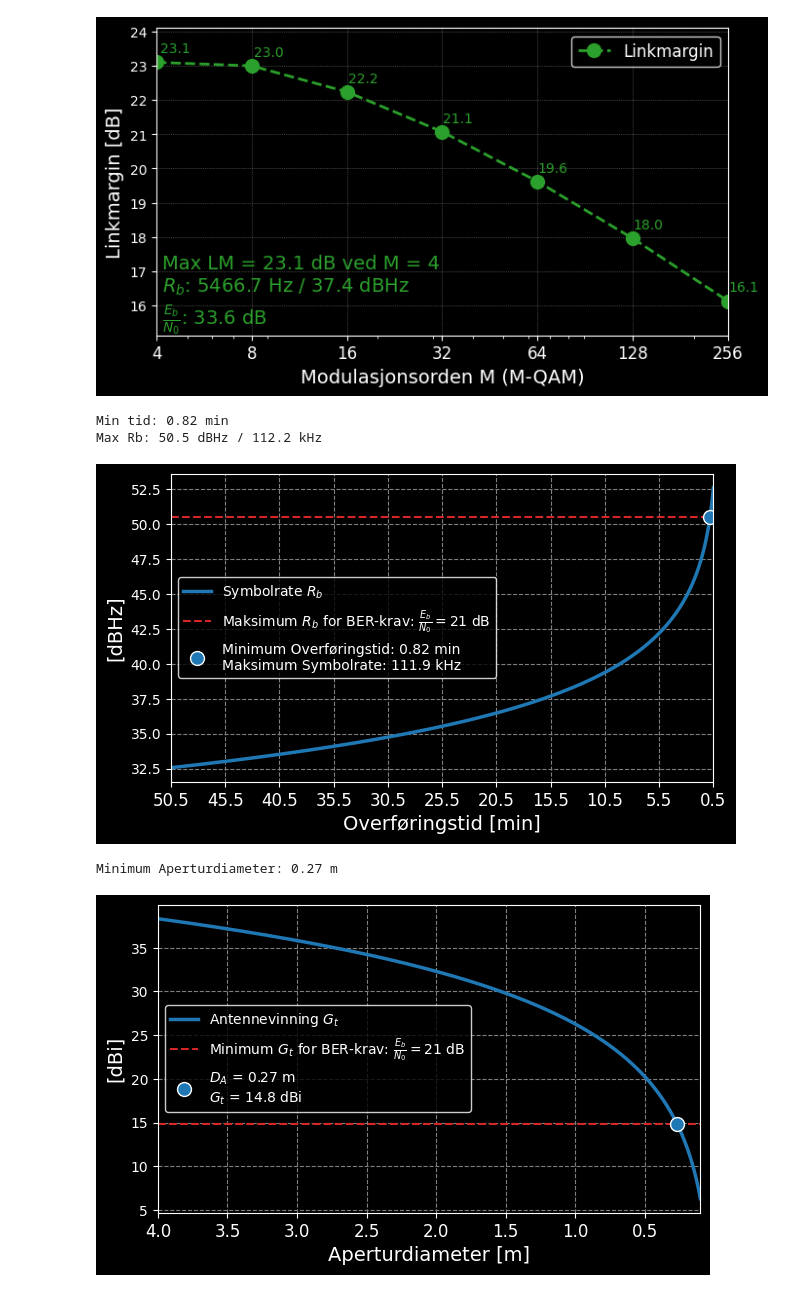
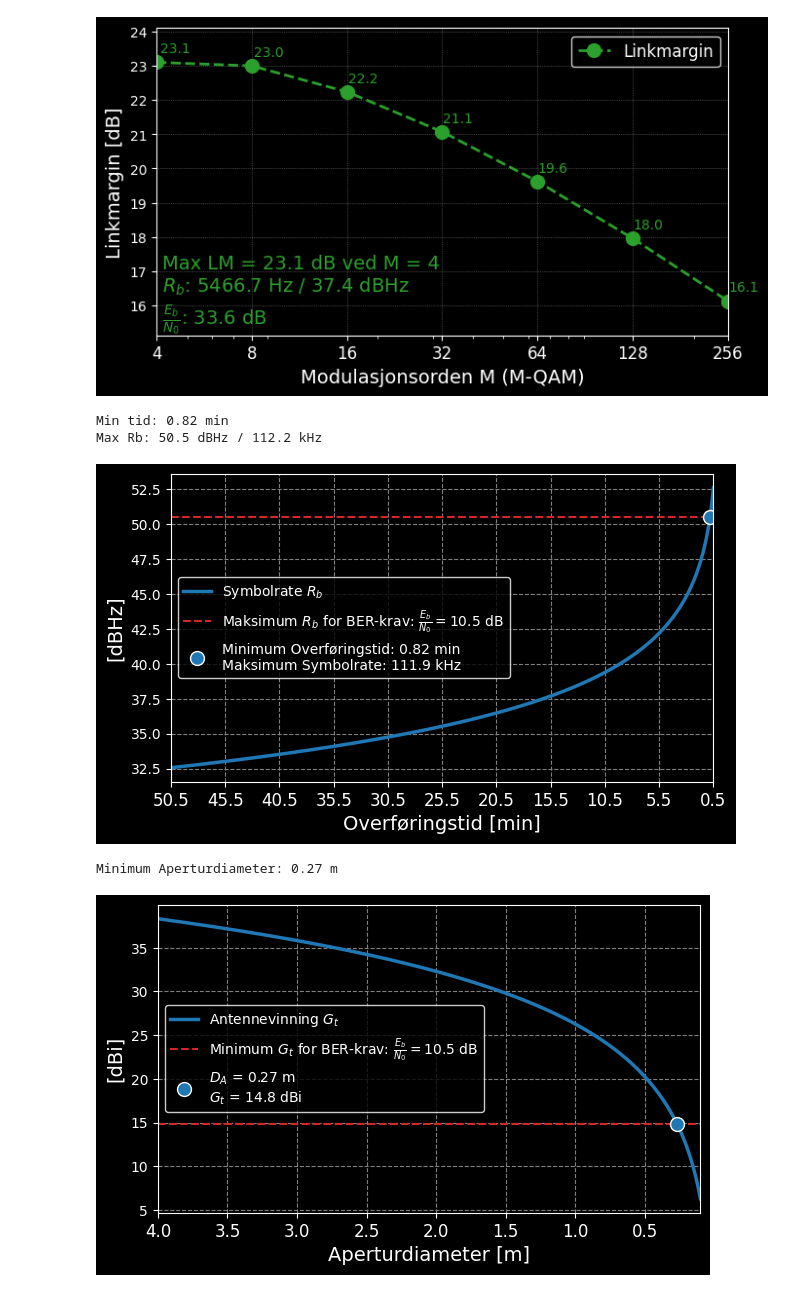
Before and after one commit to SkaugJr/TTK4852-EiT, a Jupyter notebook: Kommunikasjon/Linkbudsjett.ipynb, the cells around one changed output. Drawn from its saved outputs; the diff is of its cells as text; code cells hidden in the pictures.

```diff
--- a/Kommunikasjon/Linkbudsjett.ipynb
+++ b/Kommunikasjon/Linkbudsjett.ipynb
@@ -132,7 +132,7 @@ plt.grid(True)
 
 # Plot middelverdiene etter small-scale fading
 plt.plot(tid, data_Rb, label=r'Symbolrate $R_b$', color='tab:blue', linewidth=2.5)
-plt.axhline(y=Rb_max, color='tab:red', linestyle='--', label=r'Maksimum $R_b$ for BER-krav: $\frac{E_b}{N_0} = 21$ dB',linewidth=1.5)
+plt.axhline(y=Rb_max, color='tab:red', linestyle='--', label=r'Maksimum $R_b$ for BER-krav: $\frac{E_b}{N_0} = 10.5$ dB',linewidth=1.5)
 # plot krysningspunkt
 plt.plot(tid[index], data_Rb[index], 'o', markersize=10, markeredgecolor='white', markerfacecolor='tab:blue', label=f"Minimum Overføringstid: {tid[index]:.2f} min \nMaksimum Symbolrate: {10**(data_Rb[index]/10)*1e-3:.1f} kHz")
 plt.grid(which='both', linestyle='--',  color='gray')
@@ -148,7 +148,7 @@ plt.show()
 # %% [output]
 Min tid: 0.82 min
 Max Rb: 50.5 dBHz / 112.2 kHz
-[figure, old version]
+[figure, new version]
 # %%
 import numpy as np
 import matplotlib.pyplot as plt
@@ -176,32 +176,32 @@ G_t = 10*np.log10(eta * (np.pi * D_a * f / c)**2) # dBi
 # finn D_a der G_t er lik G_t_min
 index = np.where(G_t > G_t_min)[0][0]
 D_a_min = D_a[index] # m
 
 #theta = 70 * c/(D_a*f)
 #print(np.deg2rad(theta))
 #_theta = 2*R_earth_moon * np.tan(np.deg2rad(theta)/2) *1e-3 # km
 
 
 print(f"Minimum Aperturdiameter: {D_a_min:.2f} m")
 # --- PLOT ---
 plt.figure(figsize=(7, 4))
 plt.grid(True)
 
 # Plot middelverdiene etter small-scale fading
 plt.plot(D_a, G_t, label=r'Antennevinning $G_t$', color='tab:blue', linewidth=2.5)
-plt.axhline(y=G_t_min, color='tab:red', linestyle='--', label=r'Minimum $G_t$ for BER-krav: $\frac{E_b}{N_0} = 21$ dB',linewidth=1.5)
+plt.axhline(y=G_t_min, color='tab:red', linestyle='--', label=r'Minimum $G_t$ for BER-krav: $\frac{E_b}{N_0} = 10.5$ dB',linewidth=1.5)
 # plot krysningspunkt
 plt.plot(D_a[index], G_t[index], 'o', markersize=10, markeredgecolor='white', markerfacecolor='tab:blue', label=r"$D_A$ = "+f"{D_a[index]:.2f} m \n"+r"$G_t$ = "+f"{G_t[index]:.1f} dBi")
 plt.grid(which='both', linestyle='--',  color='gray')
 plt.xlabel('Aperturdiameter [m]', fontsize=14)
 plt.ylabel('[dBi]', fontsize=14)
 plt.xticks(np.arange(0, 10+0.1, 0.5), fontsize=12)
 plt.xlim([min(D_a), max(D_a)])
 # invert x axis
 plt.gca().invert_xaxis()
 plt.legend(loc='center left', fontsize=10, edgecolor='white')
 plt.savefig("Figurer/Link_antenne.pdf", bbox_inches="tight")
 plt.show()
 # %% [output]
 Minimum Aperturdiameter: 0.27 m
-[figure, old version]
+[figure, new version]
```
Also changed, not shown: 4 other files.
